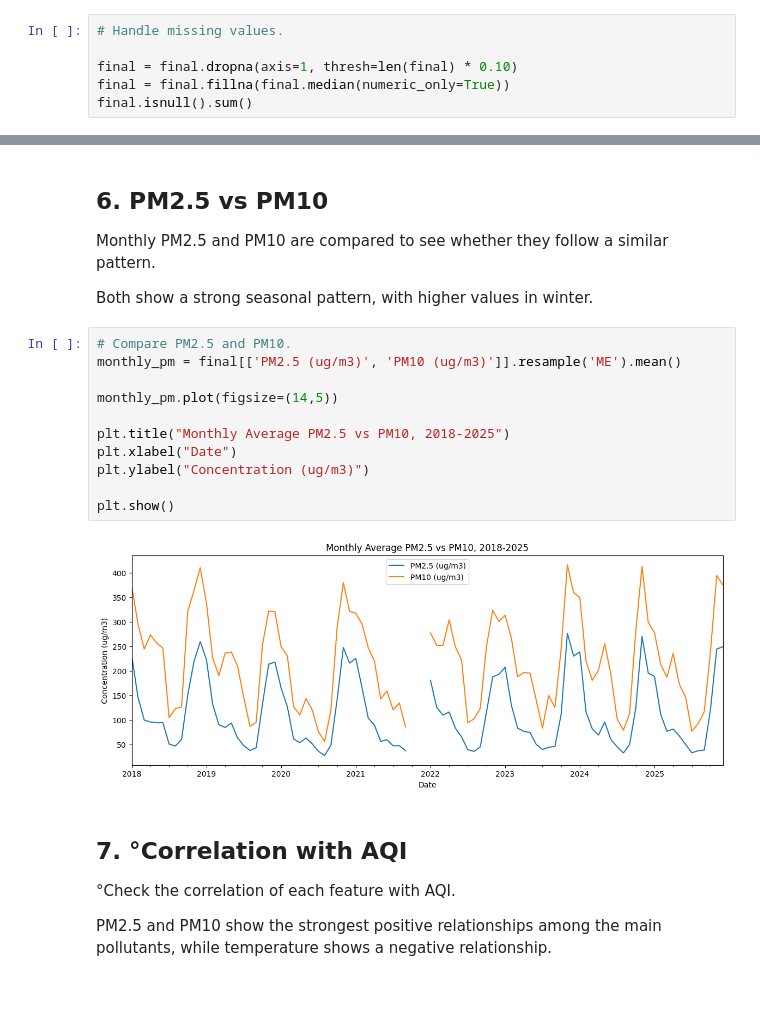
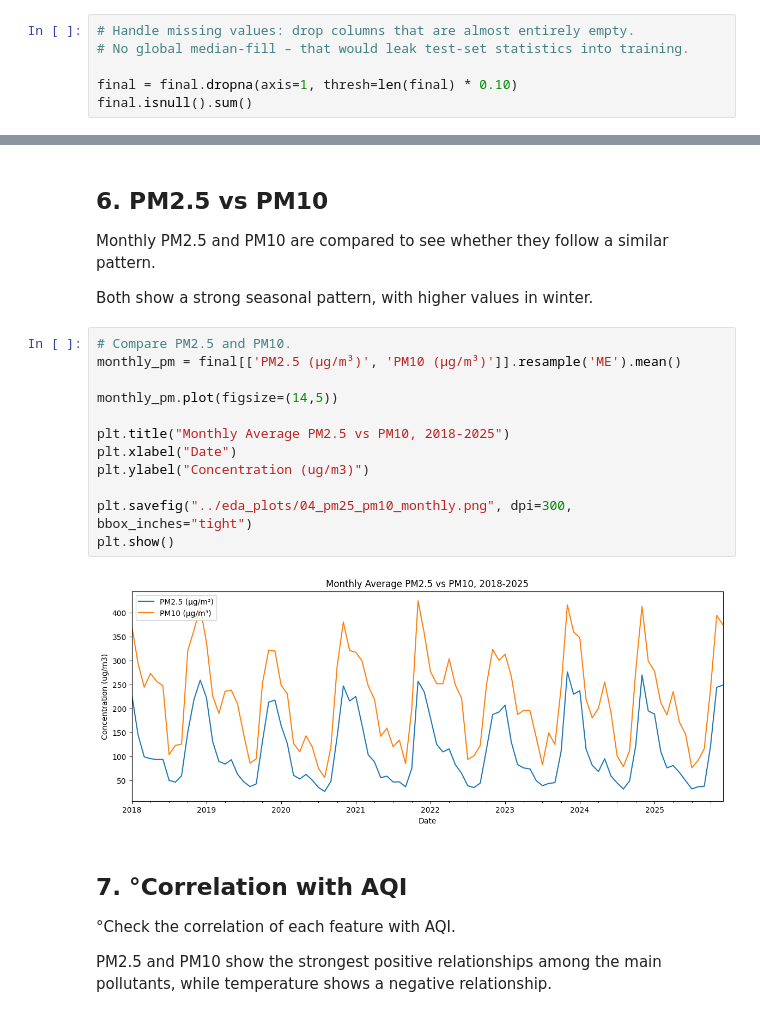
Before and after one commit to texas-ctrl/Delhi-aqi-forecasting, a Jupyter notebook: notebooks/02_eda_data.ipynb, the cells around one changed output, grey strips where cells are left out. Drawn from its saved outputs; the diff is of its cells as text.

```diff
--- a/notebooks/02_eda_data.ipynb
+++ b/notebooks/02_eda_data.ipynb
@@ -114,7 +126,7 @@ Highly sparse columns are removed first. The remaining missing numeric values ar
 # %%
-# Handle missing values.
+# Handle missing values: drop columns that are almost entirely empty.
+# No global median-fill – that would leak test-set statistics into training.
 
 final = final.dropna(axis=1, thresh=len(final) * 0.10)
-final = final.fillna(final.median(numeric_only=True))
 final.isnull().sum()
 # %% [output]
@@ -151,17 +163,18 @@ Monthly PM2.5 and PM10 are compared to see whether they follow a similar pattern
 Both show a strong seasonal pattern, with higher values in winter.
 # %%
 # Compare PM2.5 and PM10.
-monthly_pm = final[['PM2.5 (ug/m3)', 'PM10 (ug/m3)']].resample('ME').mean()
+monthly_pm = final[['PM2.5 (µg/m³)', 'PM10 (µg/m³)']].resample('ME').mean()
 
 monthly_pm.plot(figsize=(14,5))
 
 plt.title("Monthly Average PM2.5 vs PM10, 2018-2025")
 plt.xlabel("Date")
 plt.ylabel("Concentration (ug/m3)")
 
+plt.savefig("../eda_plots/04_pm25_pm10_monthly.png", dpi=300, bbox_inches="tight")
 plt.show()
 # %% [output]
-[figure, old version]
+[figure, new version]
 # %% [markdown]
 ## 7. °Correlation with AQI
 
```
Also changed, not shown: parts of 41 cells of this notebook, 12 other files.
